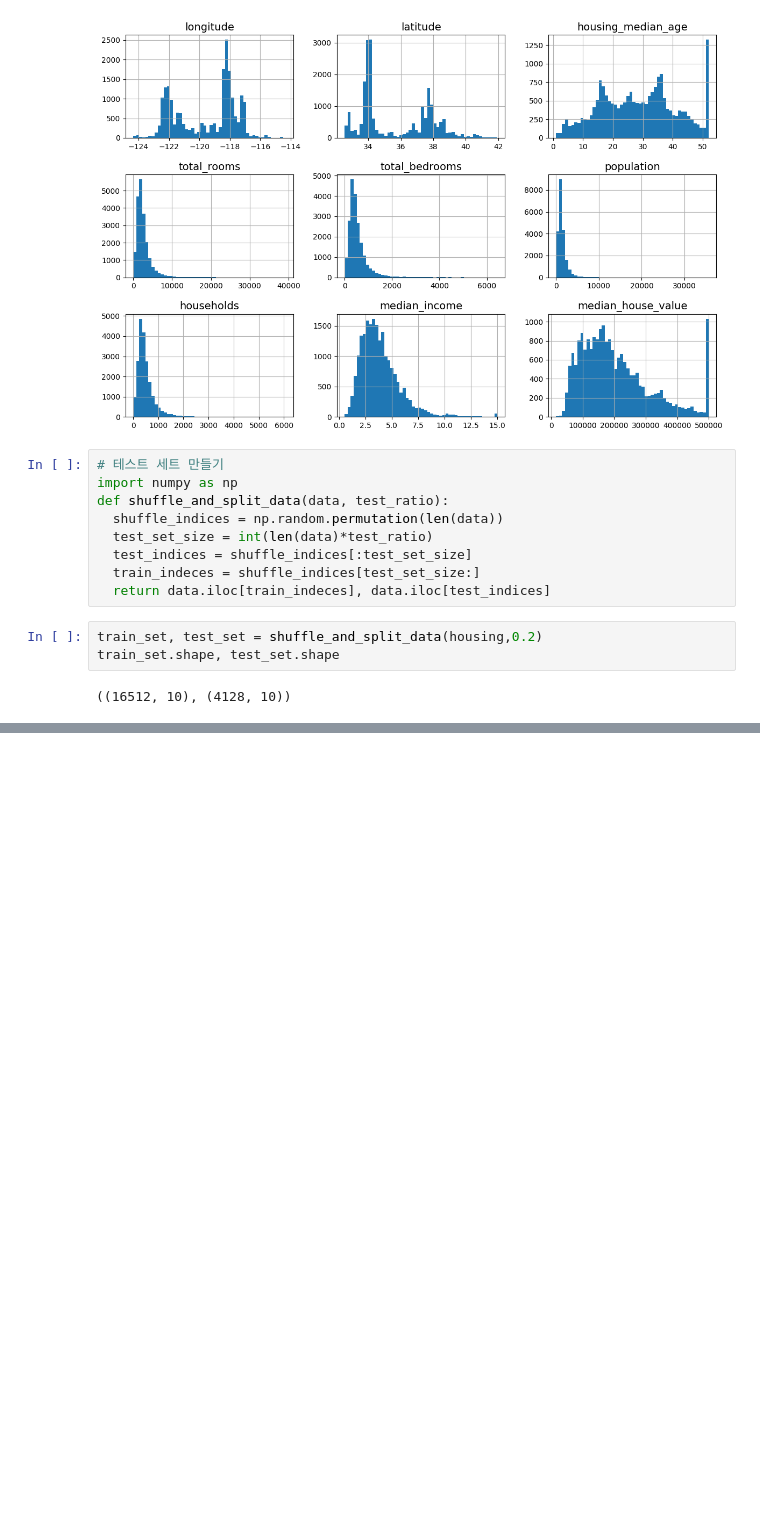
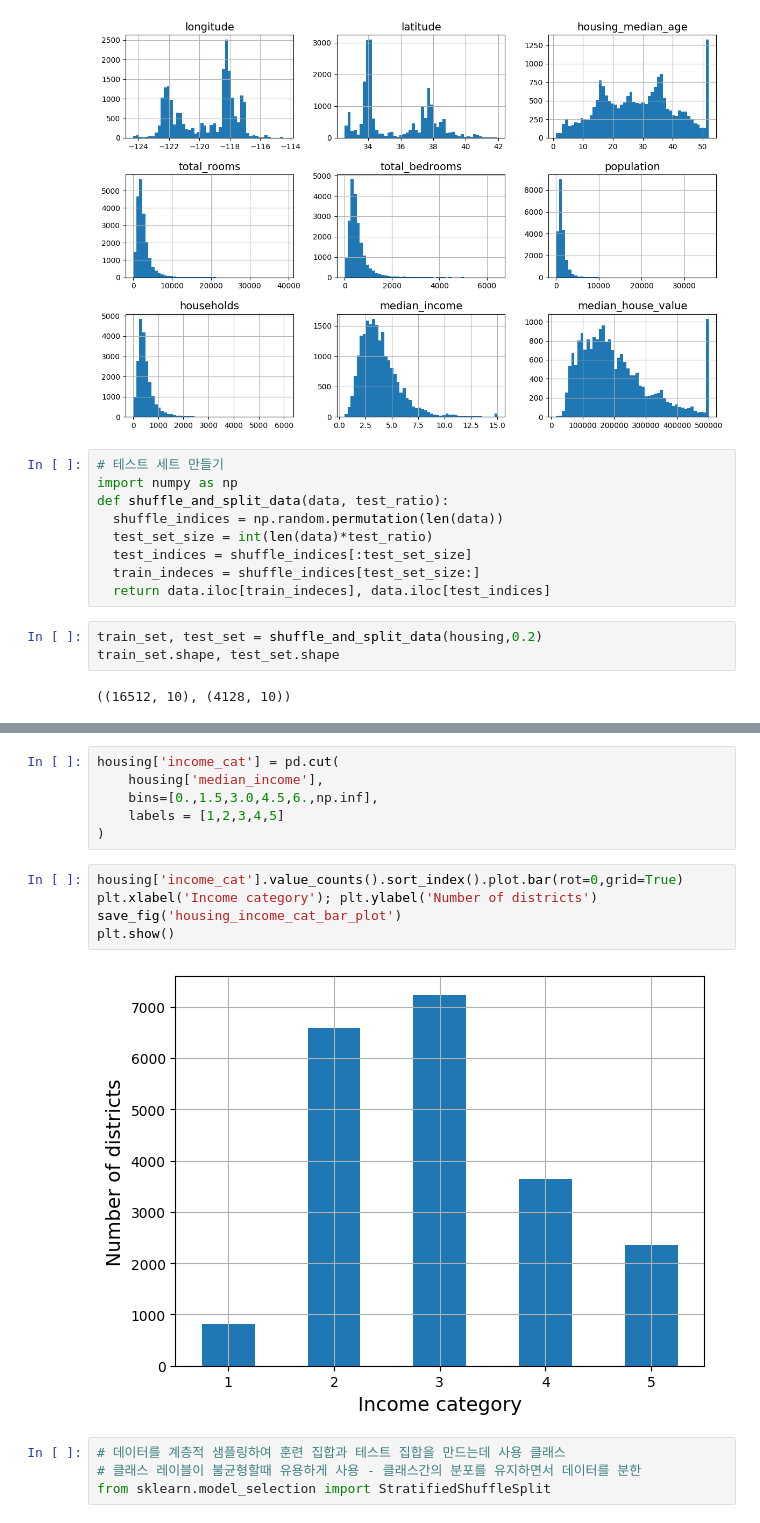
Before and after one commit to leekyuyoung202306/PYTHON, a Jupyter notebook: 21주차/머신러닝_프로젝트_a_z.ipynb, the cells around one changed output, grey strips where cells are left out. Cells and saved outputs as stored; diff of their text form; blank space fills up the shorter version.

```diff
--- a/21주차/머신러닝_프로젝트_a_z.ipynb
+++ b/21주차/머신러닝_프로젝트_a_z.ipynb
@@ -76,0 +118,17 @@ train_set.shape, test_set.shape
+# %%
+housing['income_cat'] = pd.cut(
+    housing['median_income'],
+    bins=[0.,1.5,3.0,4.5,6.,np.inf],
+    labels = [1,2,3,4,5]
+)
+# %%
+housing['income_cat'].value_counts().sort_index().plot.bar(rot=0,grid=True)
+plt.xlabel('Income category'); plt.ylabel('Number of districts')
+save_fig('housing_income_cat_bar_plot')
+plt.show()
+# %% [output]
+[figure, added]
+# %%
+# 데이터를 계층적 샘플링하여 훈련 집합과 테스트 집합을 만드는데 사용 클래스
+# 클래스 레이블이 불균형할때 유용하게 사용 - 클래스간의 분포를 유지하면서 데이터를 분한
+from sklearn.model_selection import StratifiedShuffleSplit
```
Also changed, not shown: parts of 30 cells of this notebook.
